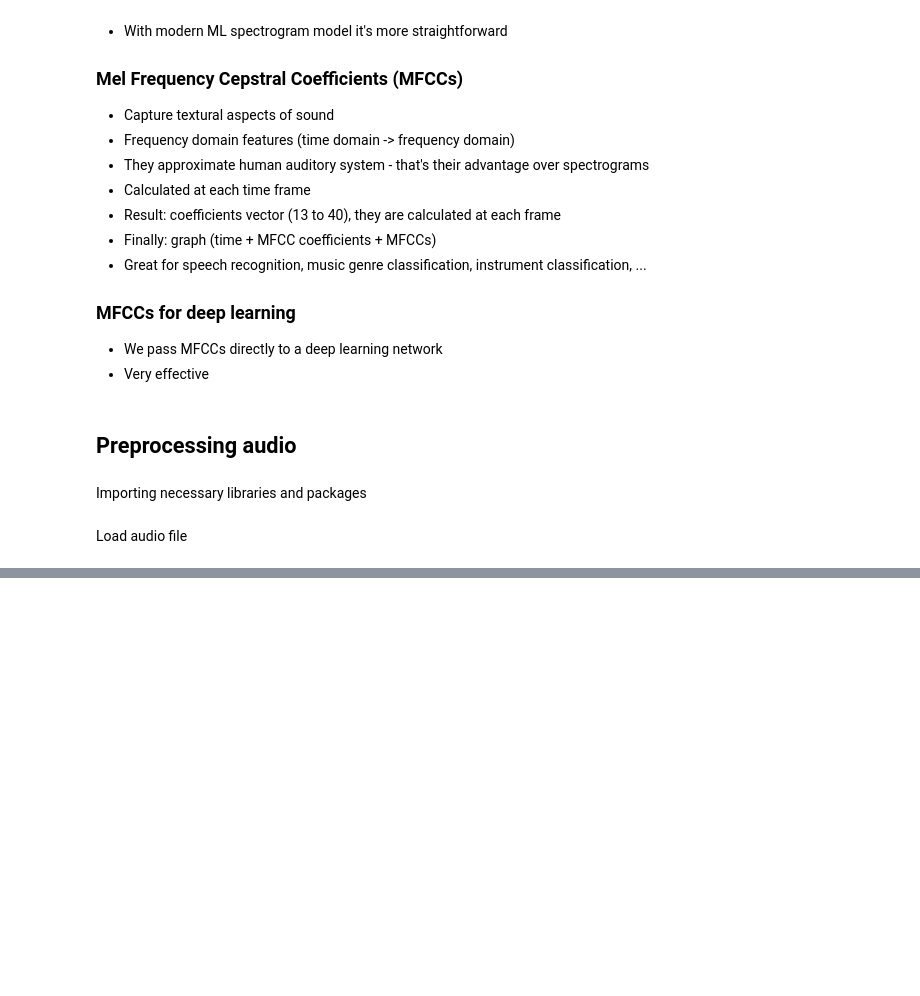
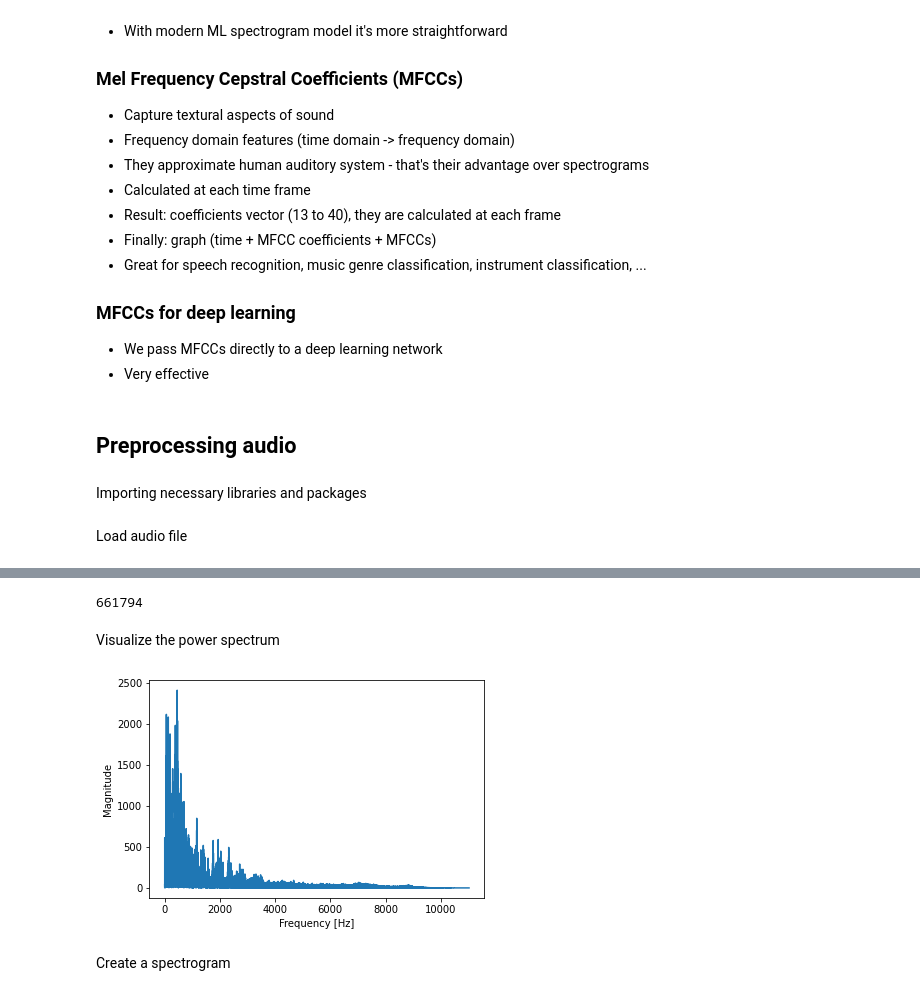
Before and after one commit to marcelbieniek/deep-learning-basics-project, a Jupyter notebook: p1.ipynb, the cells around one changed output, grey strips where cells are left out. Saved outputs shown, nothing was run; the diff lists cells and outputs as text; code cells hidden in the pictures; blank space fills up the shorter version.

```diff
--- a/p1.ipynb
+++ b/p1.ipynb
@@ -71,0 +95,25 @@ Load audio file
+# %%
+fft = np.fft.fft(signal)
+# fft - np array with complex values
+print(len(fft))
+# convert fft complex array to magnitudes
+magnitude = np.abs(fft) # values
+frequency = np.linspace(0, sr, len(magnitude))
+
+# we don't need the whole plot (nyquist theorem)
+# we only need the half - it's symmetrical
+left_freq = frequency[:len(frequency)//2]
+left_magn = magnitude[:len(magnitude)//2]
+# %% [output]
+661794
+# %% [markdown]
+Visualize the power spectrum
+# %%
+plt.plot(left_freq, left_magn)
+plt.xlabel("Frequency [Hz]")
+plt.ylabel("Magnitude")
+plt.show()
+# %% [output]
+[figure, added]
+# %% [markdown]
+Create a spectrogram
```
Also changed, not shown: parts of 14 cells of this notebook.
